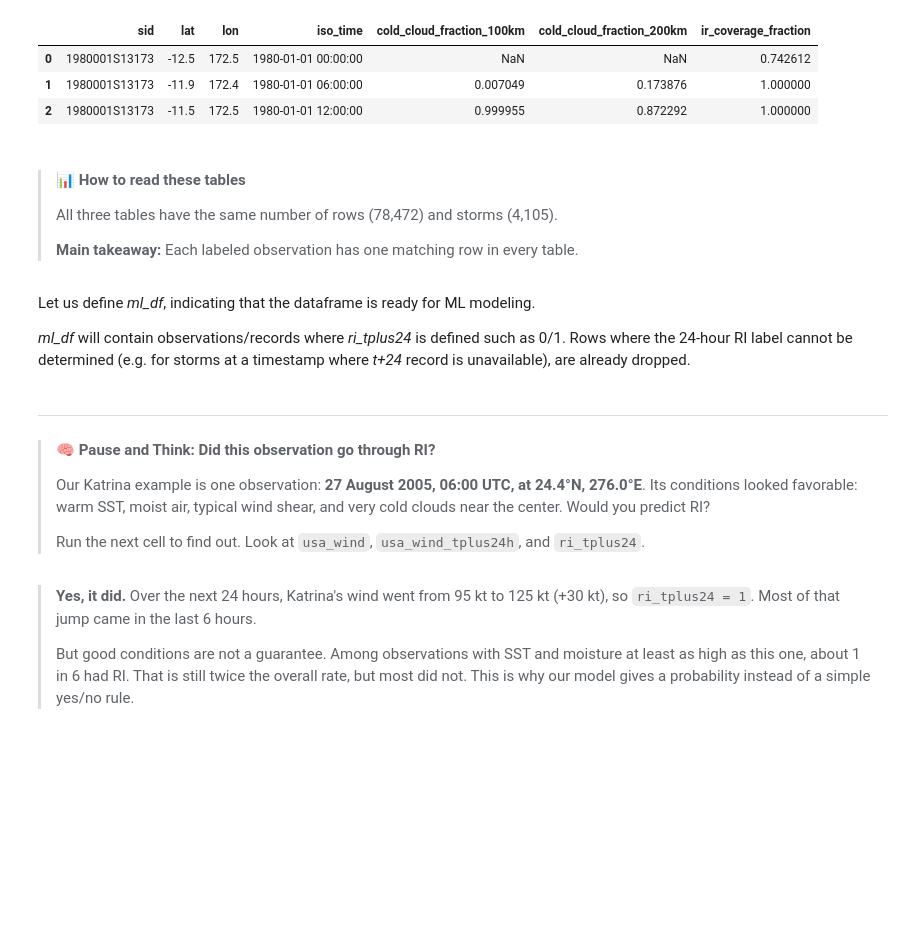
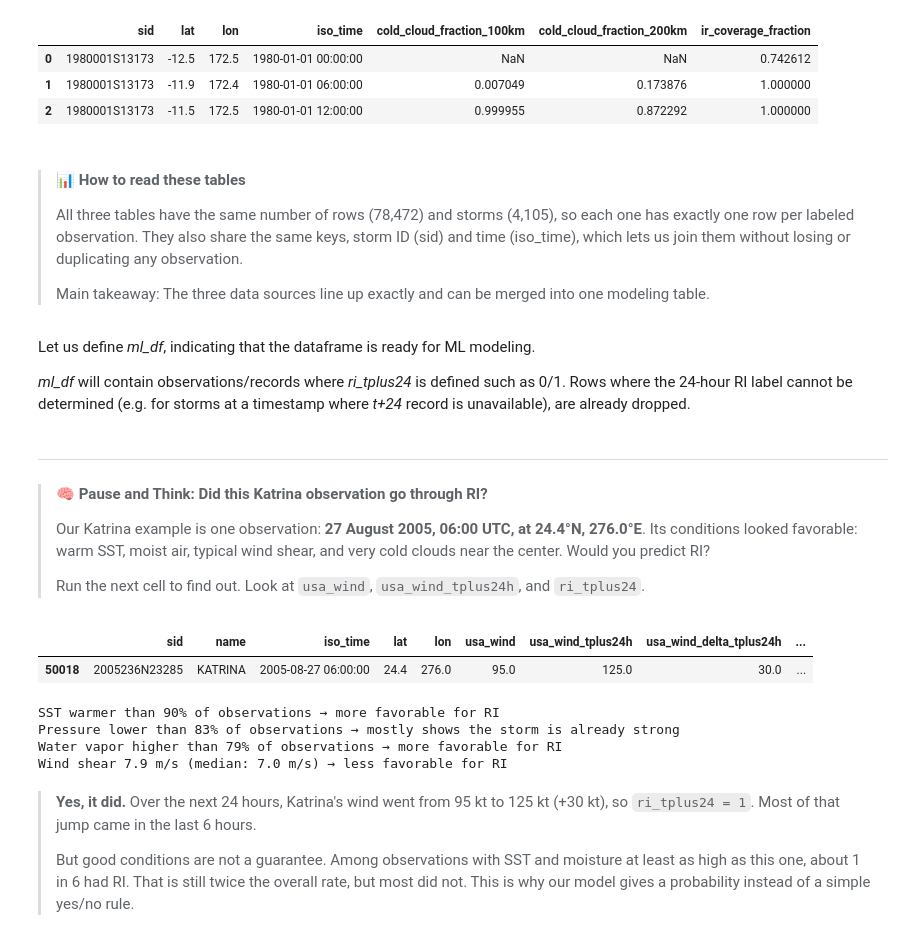
Before and after one commit to ccai-tropicalcycloneri-tutorial-2026/tropicalcycloneriprediction, a Jupyter notebook: notebook/tropicalcyclone_rapidintensification.ipynb, the cells around one changed output. Drawn from its saved outputs; the diff is of its cells as text; code cells hidden in the pictures; blank space fills up the shorter version.

```diff
--- a/notebook/tropicalcyclone_rapidintensification.ipynb
+++ b/notebook/tropicalcyclone_rapidintensification.ipynb
@@ -1975,9 +2033,9 @@ Satellite: 78,472 rows x 7 cols | 4,105 storms
 # %% [markdown]
 > #### 📊 How to read these tables
 >
-> All three tables have the same number of rows (78,472) and storms (4,105).
+> All three tables have the same number of rows (78,472) and storms (4,105), so each one has exactly one row per labeled observation. They also share the same keys, storm ID (sid) and time (iso_time), which lets us join them without losing or duplicating any observation.
 >
-> **Main takeaway:** Each labeled observation has one matching row in every table.
+> Main takeaway: The three data sources line up exactly and can be merged into one modeling table.
 # %% [markdown]
 Let us define *ml_df*, indicating that the dataframe is ready for ML modeling.
 
@@ -1998,34 +2056,47 @@ assert not dupes, f"column collision in merge: {dupes}"
 ml_df = ml_df[[c for c in ml_df.columns if c != TARGET] + [TARGET]]
 # %% [markdown]
 ---
-> #### 🧠 Pause and Think: Did this observation go through RI?
+> #### 🧠 Pause and Think: Did this Katrina observation go through RI?
 >
 > Our Katrina example is one observation: **27 August 2005, 06:00 UTC, at 24.4°N, 276.0°E**. Its conditions looked favorable: warm SST, moist air, typical wind shear, and very cold clouds near the center. Would you predict RI?
 >
 > Run the next cell to find out. Look at `usa_wind`, `usa_wind_tplus24h`, and `ri_tplus24`.
 # %%
 # The Katrina example observation, after merging all three data sources
-katrina_row = ml_df[(ml_df["sid"] == example_storm_id) & (ml_df["iso_time"] == example_storm_time)]
+sst_col, mslp_col = "sea_surface_temp_200km_mean", "sea_level_pressure_200km_mean"
+tcwv_col, shear_col = "column_water_vapour_200km_mean", "wind_shear_annulus_ms"
+
+is_katrina = (ml_df["sid"] == example_storm_id) & (ml_df["iso_time"] == example_storm_time)
+katrina_row = ml_df[is_katrina]
 
 display(katrina_row[[
     "sid", "name", "iso_time", "lat", "lon",
     "usa_wind", "usa_wind_tplus24h", "usa_wind_delta_tplus24h",
-    "sea_surface_temp_200km_mean", "column_water_vapour_200km_mean",
-    "wind_shear_annulus_ms", "cold_cloud_fraction_100km",
+    sst_col, tcwv_col, shear_col, "cold_cloud_fraction_100km",
     TARGET,
-]].T)
+]])
 
 # How unusual were Katrina's conditions compared with all observations?
 k = katrina_row.iloc[0]
-print(f"SST warmer than {(ml_df['sea_surface_temp_200km_mean'] < k['sea_surface_temp_200km_mean']).mean():.0%} of observations")
-print(f"Pressure lower than {(ml_df['sea_level_pressure_200km_mean'] > k['sea_level_pressure_200km_mean']).mean():.0%} of observations")
-print(f"Water vapor higher than {(ml_df['column_water_vapour_200km_mean'] < k['column_water_vapour_200km_mean']).mean():.0%} of observations")
-print(f"Wind shear {k['wind_shear_annulus_ms']:.1f} m/s (median of all observations: {ml_df['wind_shear_annulus_ms'].median():.1f} m/s)")
+warmer_than  = (ml_df[sst_col] < k[sst_col]).mean()    # share of observations with cooler SST
+lower_than   = (ml_df[mslp_col] > k[mslp_col]).mean()  # share with higher pressure
+moister_than = (ml_df[tcwv_col] < k[tcwv_col]).mean()  # share with drier air
+median = ml_df[[sst_col, tcwv_col, shear_col]].median()
 
-similar = ml_df[(ml_df["sea_surface_temp_200km_mean"] >= k["sea_surface_temp_200km_mean"])
-                & (ml_df["column_water_vapour_200km_mean"] >= k["column_water_vapour_200km_mean"])]
-print(f"Observations with SST and water vapor at least as high as Katrina's: {len(similar):,}, "
-      f"of which {similar[TARGET].mean():.0%} had RI (overall: {ml_df[TARGET].mean():.0%})")
+def for_ri(is_favorable):
+    return "more favorable for RI" if is_favorable else "less favorable for RI"
+
+print(f"\nSST warmer than {warmer_than:.0%} of observations → {for_ri(k[sst_col] > median[sst_col])}")
+print(f"Pressure lower than {lower_than:.0%} of observations → mostly shows the storm is already strong")
+print(f"Water vapor higher than {moister_than:.0%} of observations → {for_ri(k[tcwv_col] > median[tcwv_col])}")
+print(f"Wind shear {k[shear_col]:.1f} m/s (median: {median[shear_col]:.1f} m/s) → {for_ri(k[shear_col] < median[shear_col])}")
+# %% [output]
+|  | sid | name | iso_time | lat | lon | usa_wind | usa_wind_tplus24h | usa_wind_delta_tplus24h | ... |
+| 50018 | 2005236N23285 | KATRINA | 2005-08-27 06:00:00 | 24.4 | 276.0 | 95.0 | 125.0 | 30.0 | ... |
+SST warmer than 90% of observations → more favorable for RI
+Pressure lower than 83% of observations → mostly shows the storm is already strong
+Water vapor higher than 79% of observations → more favorable for RI
+Wind shear 7.9 m/s (median: 7.0 m/s) → less favorable for RI
 # %% [markdown]
 > **Yes, it did.** Over the next 24 hours, Katrina's wind went from 95 kt to 125 kt (+30 kt), so `ri_tplus24 = 1`. Most of that jump came in the last 6 hours.
 >
```
Also changed, not shown: parts of 42 cells of this notebook.
